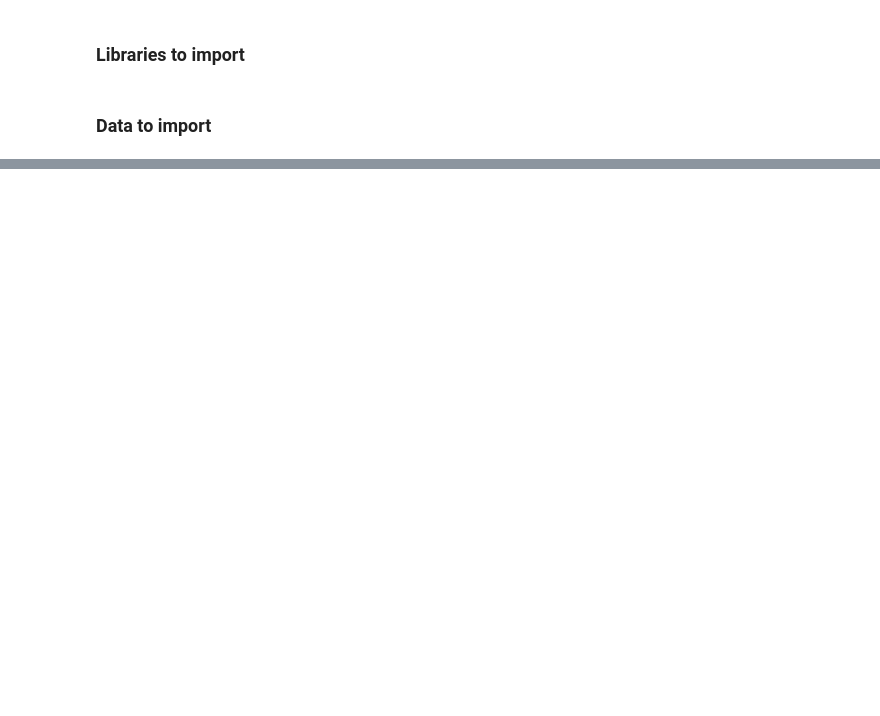
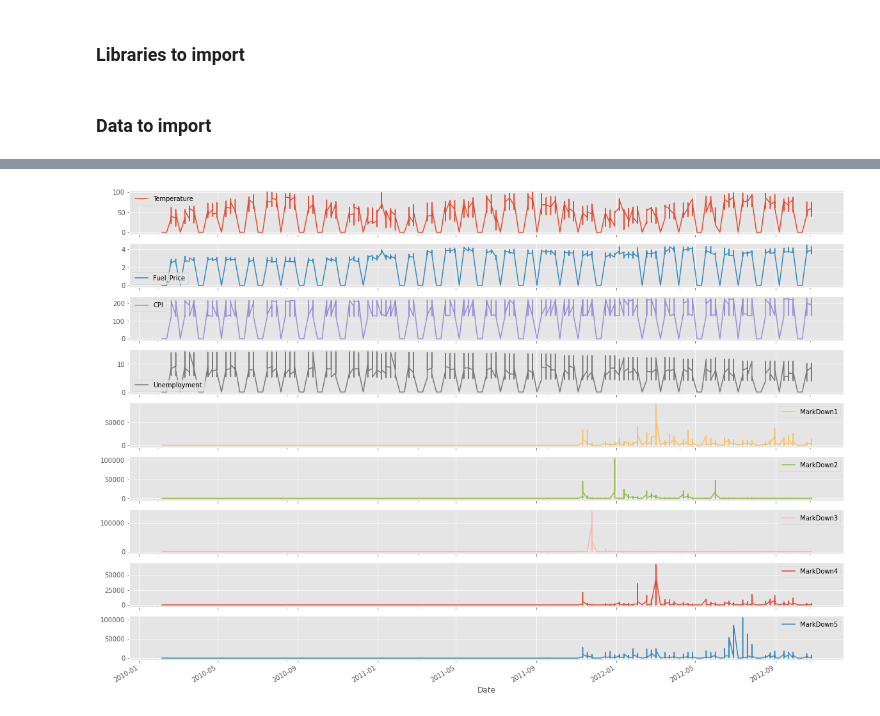
Before and after one commit to ollegreen/Retail_Sales_Demand_Predictions, a Jupyter notebook: main.ipynb, the cells around one changed output, grey strips where cells are left out. Saved outputs shown, nothing was run; the diff lists cells and outputs as text; code cells hidden in the pictures; blank space fills up the shorter version.

Commit message:
Rearrangement of data and updated notebook with feature engineering done

```diff
--- a/main.ipynb
+++ b/main.ipynb
@@ -56,0 +131,8 @@ df_st =
+# %%
+# Merging training data
+df_all_train = df_train.merge(df_f, how="left", on=["Store","Date","IsHoliday"])
+#df_all_train.head(3)
+
+# Merging test data
+df_all_test = df_test.merge(df_f, how="left", on=["Store","Date","IsHoliday"])
+df_all_test.head(3)
@@ -56,0 +144,8 @@ df_st =
+# %%
+# More merging of training data
+df_all_train = df_all_train.merge(df_st, how="left", on=["Store"])
+df_all_train.head(3)
+
+# More merging of test data
+df_all_test = df_all_test.merge(df_st, how="left", on=["Store"])
+#df_all_test.head(3)
@@ -56,0 +173,6 @@ df_st =
+# %%
+df_all_train = df_all_train.applymap(lambda x: 1 if x == True else x)
+df_all_train = df_all_train.applymap(lambda x: 0 if x == False else x)
+
+df_all_test = df_all_test.applymap(lambda x: 1 if x == True else x)
+df_all_test = df_all_test.applymap(lambda x: 0 if x == False else x)
@@ -56,0 +189,4 @@ df_st =
+# %%
+# Replace NaN values with 0
+df_all_train = df_all_train.fillna(0)
+df_all_test = df_all_test.fillna(0)
@@ -56,0 +241,7 @@ df_st =
+# %%
+# Plots for the different features in the df:
+df_all_train[['Date', 'Temperature', 'Fuel_Price', 'CPI', 'Unemployment', 'MarkDown1', 'MarkDown2', 'MarkDown3', 'MarkDown4', 'MarkDown5']].plot(x='Date', subplots=True, figsize=(20,15))
+
+plt.show()
+# %% [output]
+[figure, added]
```
Also changed, not shown: parts of 29 cells of this notebook, 5 other files.
